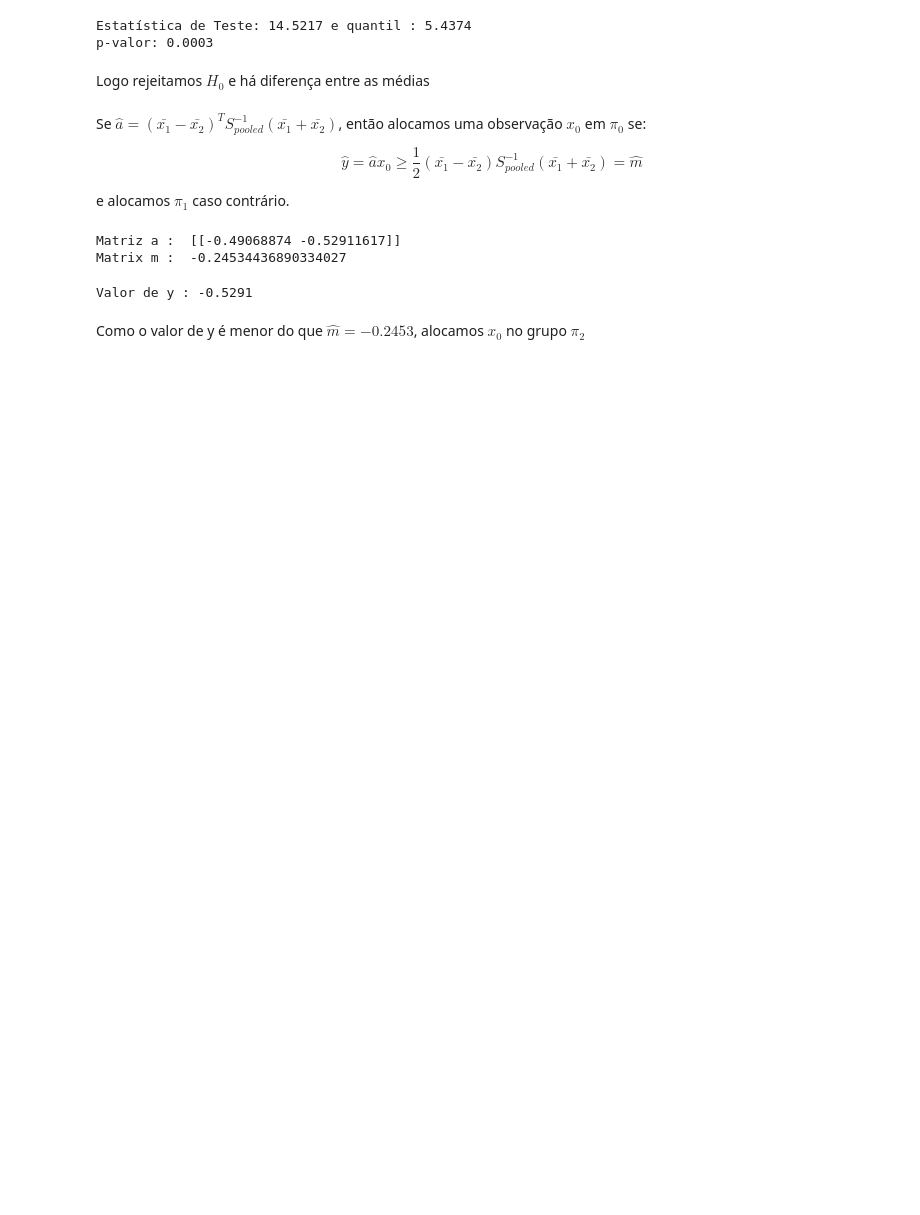
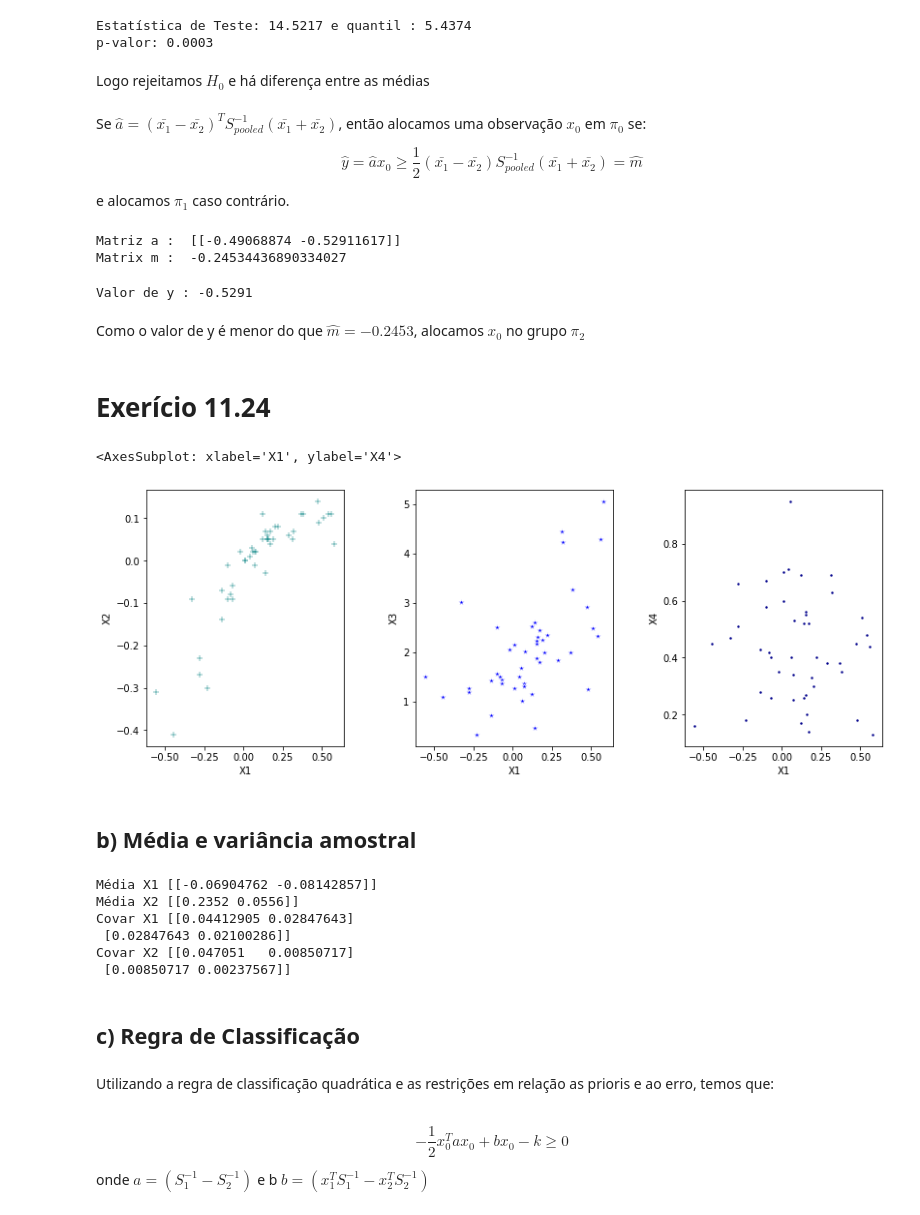
Before and after one commit to derSchmetterling/multivariate_analysis, a Jupyter notebook: AM_trabalho_4/trab_4.ipynb, the cells around one changed output. Cells and saved outputs as stored; diff of their text form; code cells hidden in the pictures; blank space fills up the shorter version.

```diff
--- a/AM_trabalho_4/trab_4.ipynb
+++ b/AM_trabalho_4/trab_4.ipynb
@@ -442,3 +442,57 @@ print(f'Valor de y : {round(y[0][0],4)}')
 Valor de y : -0.5291
 # %% [markdown]
 Como o valor de y é menor do que $\hat{m} = -0.2453$, alocamos $x_0$ no grupo $\pi_2$
+# %% [markdown]
+# Exerício 11.24
+# %%
+
+df = pd.read_csv('tab_11.dat', sep = '\s+', header = None)
+df.columns = ['x1', 'x2', 'x3', 'x4', 'groups']
+# %%
+fig, axs = plt.subplots(ncols=3, figsize = (12,5))
+
+axs[0].set_ylabel('X2')
+axs[0].set_xlabel('X1')
+axs[1].set_ylabel('X3')
+axs[1].set_xlabel('X1')
+axs[2].set_ylabel('X4')
+axs[2].set_xlabel('X1')
+
+fig.tight_layout(pad=3.0)
+sns.scatterplot(x = 'x1', y= 'x2', ax = axs[0], data = df, color = 'teal', marker = '+')
+sns.scatterplot(x = 'x1', y = 'x3', ax = axs[1], data = df, color = 'blue', marker = '*')
+sns.scatterplot(x = 'x1', y = 'x4', ax = axs[2], data = df, color = 'darkblue', marker = '.')
+# %% [output]
+<AxesSubplot: xlabel='X1', ylabel='X4'>
+[figure, added]
+# %% [markdown]
+## b) Média e variância amostral
+# %%
+x1 = df.loc[df['groups'] == 0, ['x1', 'x2']]
+x2 = df.loc[df['groups'] == 1, ['x1', 'x2']]
+
+mx1 = x1.mean().to_numpy().reshape((1,2))
+mx2 = x2.mean().to_numpy().reshape((1,2))
+var1 = x1.cov().to_numpy()
+var2 = x2.cov().to_numpy()
+print('Média X1', mx1)
+print('Média X2', mx2)
+print('Covar X1', var1)
+print('Covar X2', var2)
+# %% [output]
+Média X1 [[-0.06904762 -0.08142857]]
+Média X2 [[0.2352 0.0556]]
+Covar X1 [[0.04412905 0.02847643]
+ [0.02847643 0.02100286]]
+Covar X2 [[0.047051   0.00850717]
+ [0.00850717 0.00237567]]
+# %% [markdown]
+## c) Regra de Classificação
+# %% [markdown]
+Utilizando a regra de classificação quadrática e as restrições em relação as prioris e ao erro, temos que:
+# %% [markdown]
+$$
+-\frac{1}{2}x_0^Tax_0 + bx_0 - k \geq 0
+$$
+
+onde $a = (S_1^{-1} - S_2^{-1})$ e b $b = (x_1^TS_1^{-1} - x_2^TS_2^{-1})$
```
Also changed, not shown: parts of 21 cells of this notebook, 1 other file.
